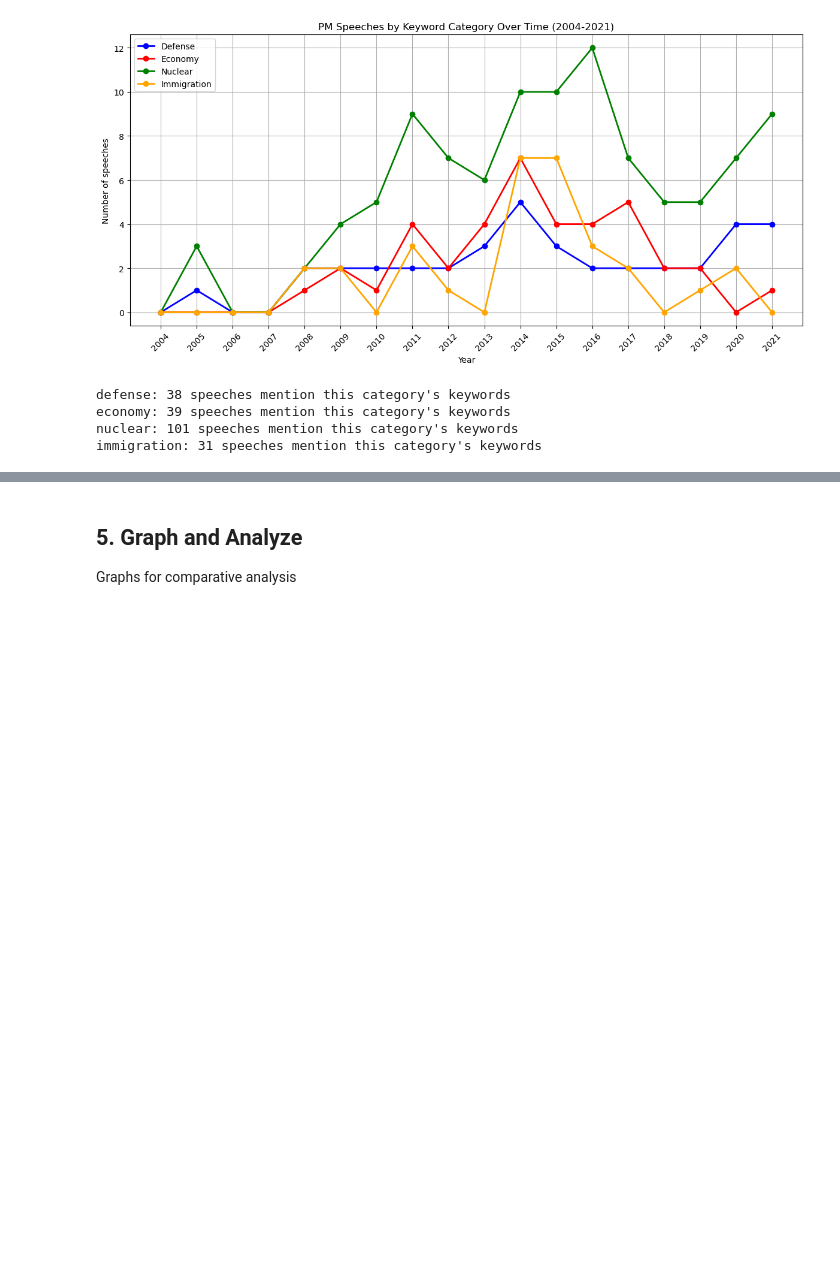
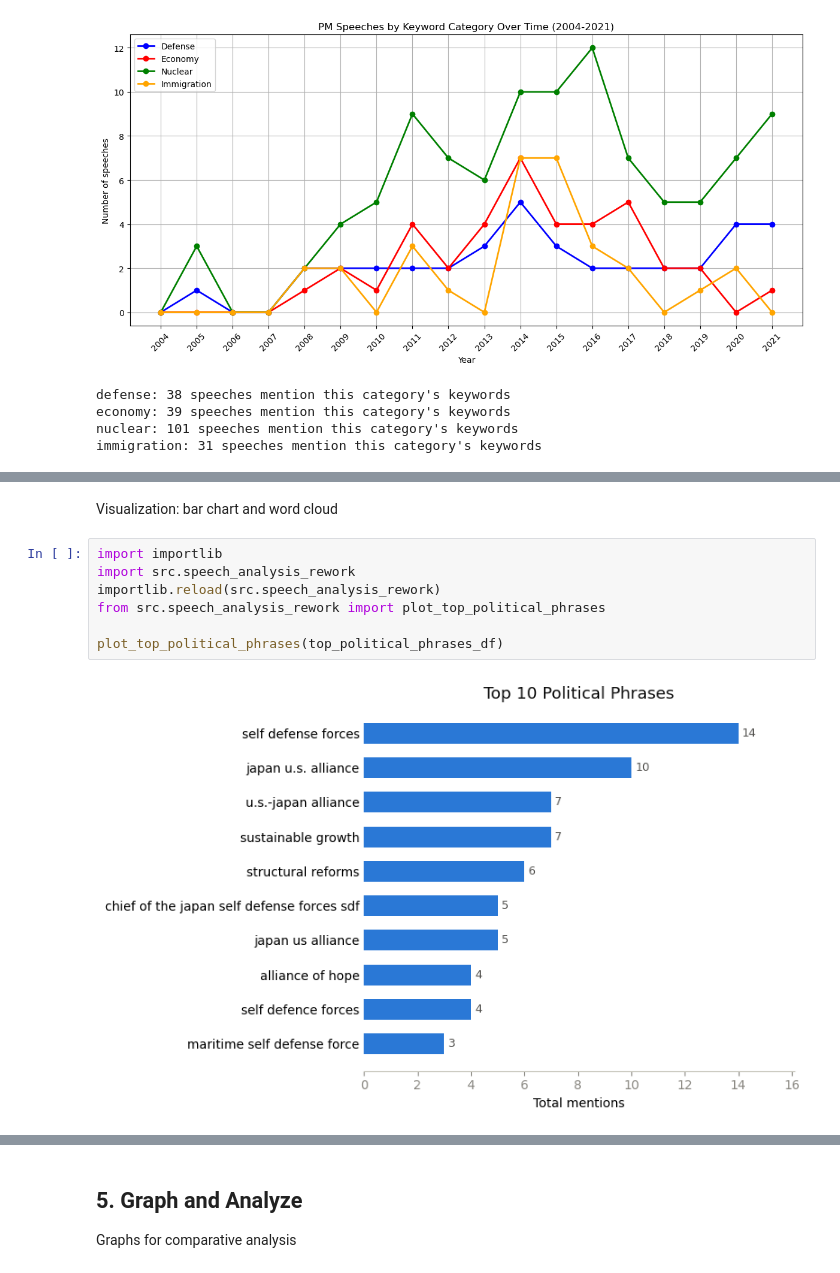
Before and after one commit to ninaudagawa/Media-Politics, a Jupyter notebook: project/notebooks/media_politics_guide.ipynb, the cells around one changed output, grey strips where cells are left out. Cells and saved outputs as stored; diff of their text form; blank space fills up the shorter version.

```diff
--- a/project/notebooks/media_politics_guide.ipynb
+++ b/project/notebooks/media_politics_guide.ipynb
@@ -275,0 +301,11 @@ top_political_phrases_df
+# %% [markdown]
+Visualization: bar chart and word cloud
+# %%
+import importlib
+import src.speech_analysis_rework
+importlib.reload(src.speech_analysis_rework)
+from src.speech_analysis_rework import plot_top_political_phrases
+
+plot_top_political_phrases(top_political_phrases_df)
+# %% [output]
+[figure, added]
```
Also changed, not shown: parts of 6 cells of this notebook, 1 other file.
